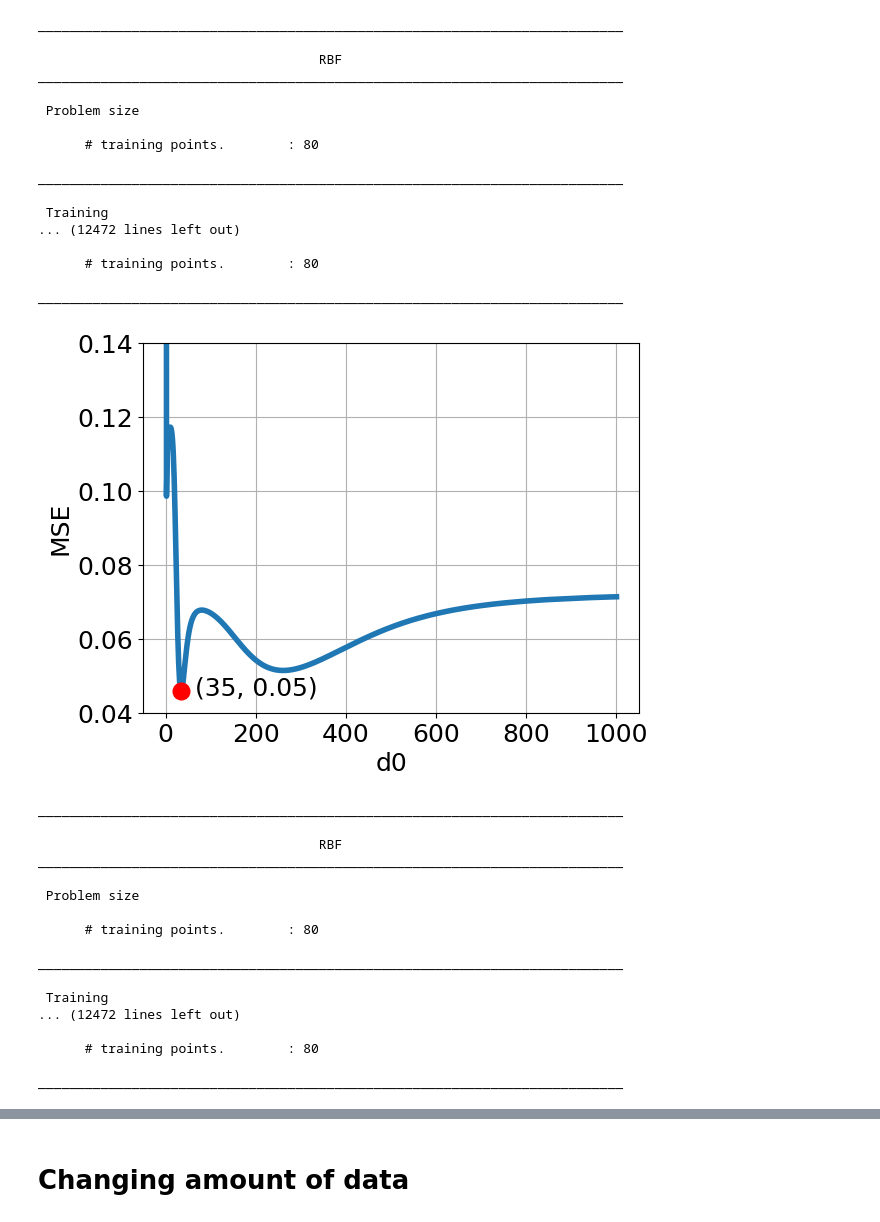
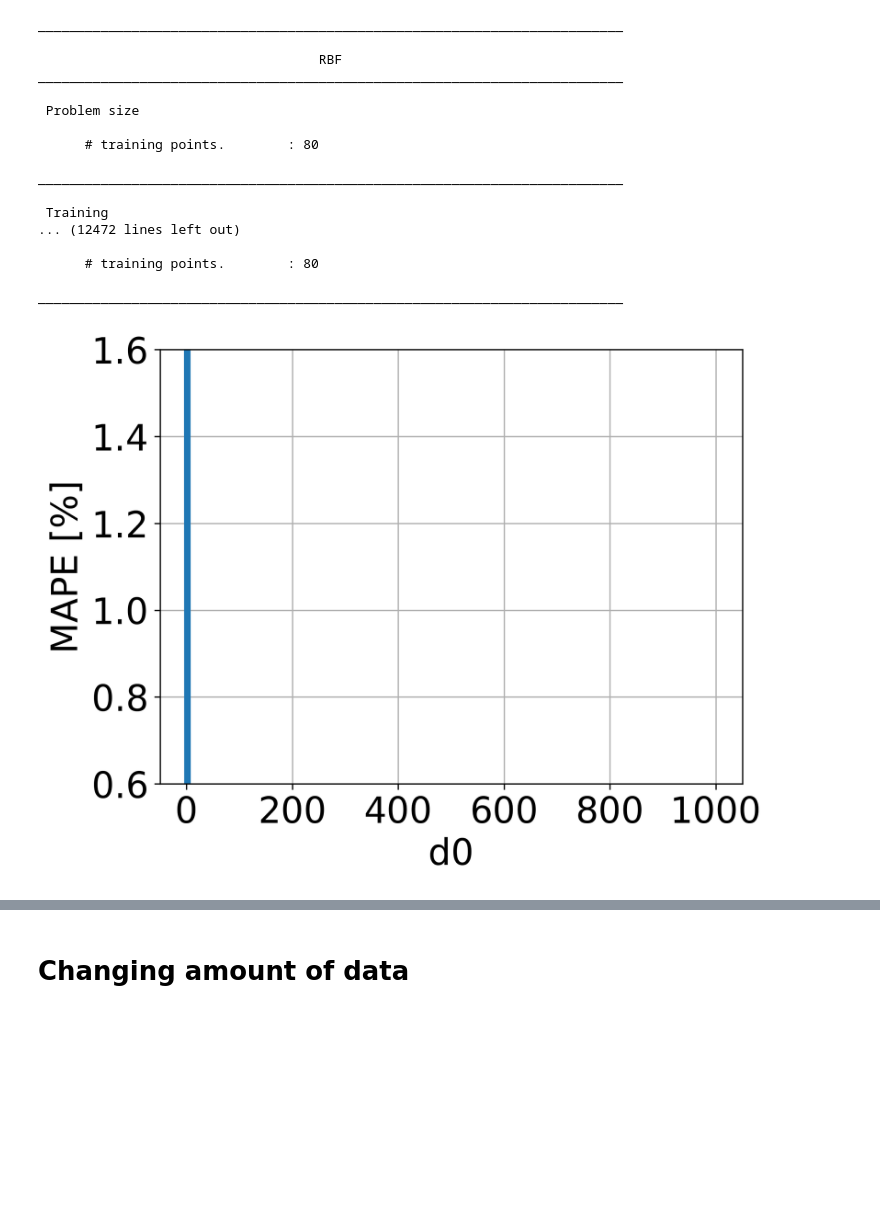
Before and after one commit to magnufoy/Surrogate-modeling, a Jupyter notebook: Monte_Carlo_10000/Generate_data_for_monte_carlo.ipynb, the cells around one changed output, grey strips where cells are left out. Saved outputs shown, nothing was run; the diff lists cells and outputs as text; code cells hidden in the pictures; blank space fills up the shorter version.

```diff
--- a/Monte_Carlo_10000/Generate_data_for_monte_carlo.ipynb
+++ b/Monte_Carlo_10000/Generate_data_for_monte_carlo.ipynb
@@ -11,7 +11,7 @@ from sklearn.svm import SVR
 from sklearn.model_selection import RandomizedSearchCV
 # %%
 generating_df = pd.read_csv('monte_carlo_10000.csv').drop(columns=['sample'])
-training_df = pd.read_csv('training_data.csv')
+training_df = pd.read_csv('training_data_bending.csv')
 # %%
 X = training_df[['outer_wall_thickness', 'inside_wall_side_thickness', 'inside_wall_middle_thickness', 'height', 'width', 'sigma0', 'youngs']].values
 Y = training_df[['mean_force']].values
@@ -24,87 +24,46 @@ generating_array_scaled = scaler.transform(generating_array)
 X_val = scaler.transform(X_val)
 # %%
 d0_values = np.linspace(0.0001, 1000, 1000)
-#print(d0_values)
 results = {}
+
 for i in range(len(d0_values)):
     RBF_model = RBF(d0=d0_values[i])
     RBF_model.set_training_values(X_train, Y_train)
     RBF_model.train()
     Y_pred = RBF_model.predict_values(X_val)
-    mse = mean_squared_error(Y_val, Y_pred)
-    mae = mean_absolute_error(Y_val, Y_pred)
-    results[d0_values[i]] = mse
+    mape = mean_absolute_percentage_error(Y_val, Y_pred)
+    results[d0_values[i]] = mape*100
 
 xmax = min(results, key=results.get)
 ymax = results[xmax]
-plt.ylim(0.04, 0.14)
+
+plt.figure(dpi=300)
+plt.ylim(0.6, 1.6)
 plt.plot(results.keys(), results.values(), lw=4)
 plt.plot(min(results, key=results.get), min(results.values()), 'ro', markersize=12)
-plt.annotate(f'({xmax:.0f}, {ymax:.2f})', xy=(xmax, ymax), xytext=(xmax+30, ymax-0.001), fontsize=18)
-plt.xlabel('d0', fontsize=18)
-plt.ylabel('MSE', fontsize=18)
-plt.xticks(fontsize=18)
-plt.yticks(fontsize=18)
+plt.annotate(f'({xmax:.0f}, {ymax:.2f}%)', xy=(xmax, ymax), xytext=(xmax+18, ymax-0.1), fontsize=22)
+plt.xlabel('d0', fontsize=22)
+plt.ylabel('MAPE [%]', fontsize=22)
+plt.xticks(fontsize=22)
+plt.yticks(fontsize=22)
 plt.grid()
 plt.show()
-
-d0_values = np.linspace(0.0001, 1000, 1000)
-#print(d0_values)
-results = {}
-for i in range(len(d0_values)):
-    RBF_model = RBF(d0=d0_values[i])
-    RBF_model.set_training_values(X_train, Y_train)
-    RBF_model.train()
-    Y_pred = RBF_model.predict_values(X_val)
-    mse = mean_squared_error(Y_val, Y_pred)
-    mae = mean_absolute_error(Y_val, Y_pred)
-    results[d0_values[i]] = mae
-
-xmax = min(results, key=results.get)
-ymax = results[xmax]
-plt.ylim(0.15, 0.3)
-plt.plot(results.keys(), results.values(), lw=4)
-plt.plot(min(results, key=results.get), min(results.values()), 'ro', markersize=12)
-plt.annotate(f'({xmax:.0f}, {ymax:.2f})', xy=(xmax, ymax), xytext=(xmax+20, ymax-0.009), fontsize=18)
-plt.xlabel('d0', fontsize=18)
-plt.ylabel('MAE', fontsize=18)
-plt.xticks(fontsize=18)
-plt.yticks(fontsize=18)
-plt.grid()
-plt.show()
 # %% [output]
 ___________________________________________________________________________
 
                                     RBF
 ___________________________________________________________________________
 
  Problem size
 
       # training points.        : 80
 
 ___________________________________________________________________________
 
  Training
 ... (12472 lines left out)
 
       # training points.        : 80
 
 ___________________________________________________________________________
-[figure, old version]
+[figure, new version]
-___________________________________________________________________________
-
-                                    RBF
-___________________________________________________________________________
-
- Problem size
-
-      # training points.        : 80
-
-___________________________________________________________________________
-
- Training
-... (12472 lines left out)
-
-      # training points.        : 80
-
-___________________________________________________________________________
```
Also changed, not shown: parts of 9 cells of this notebook, 5 other files.
